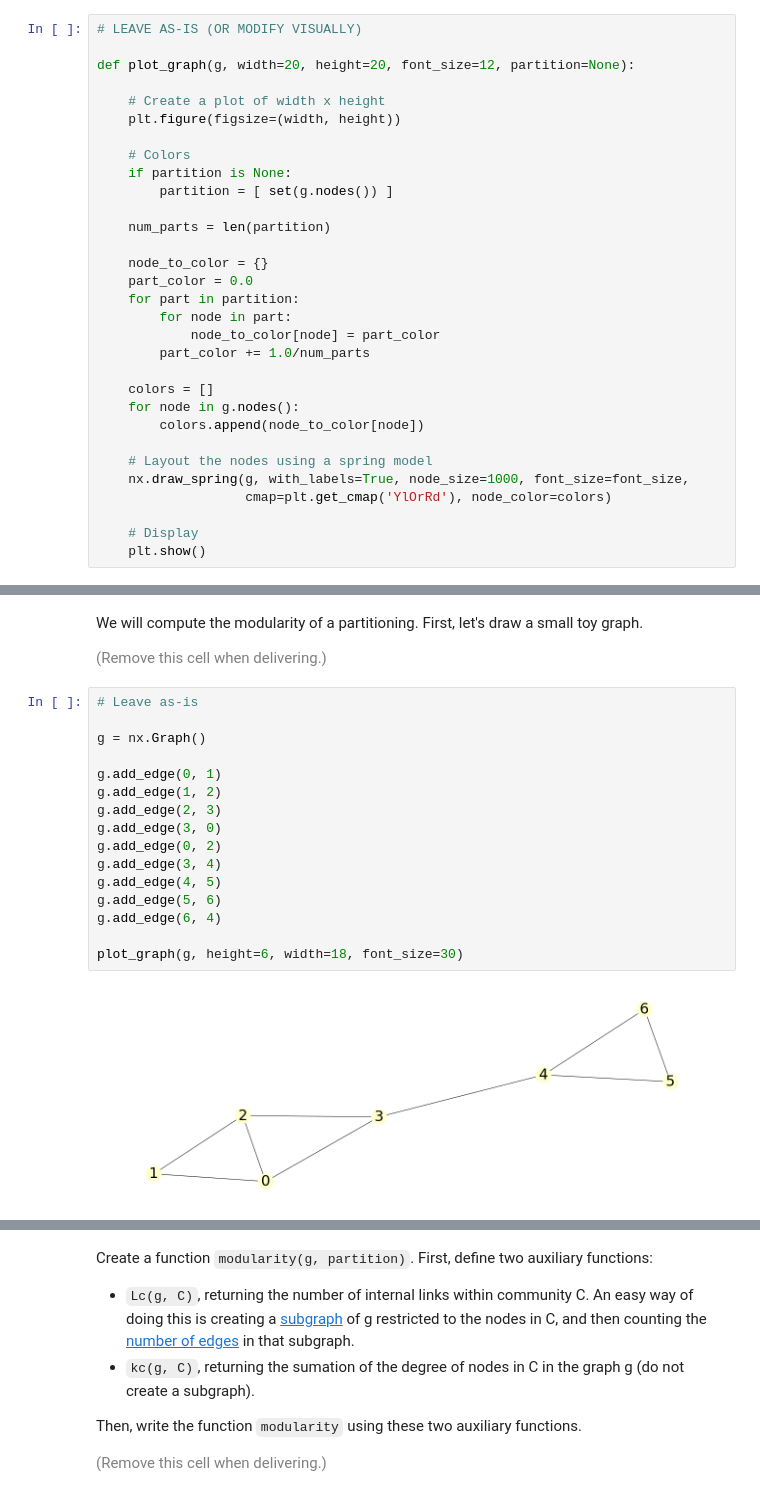
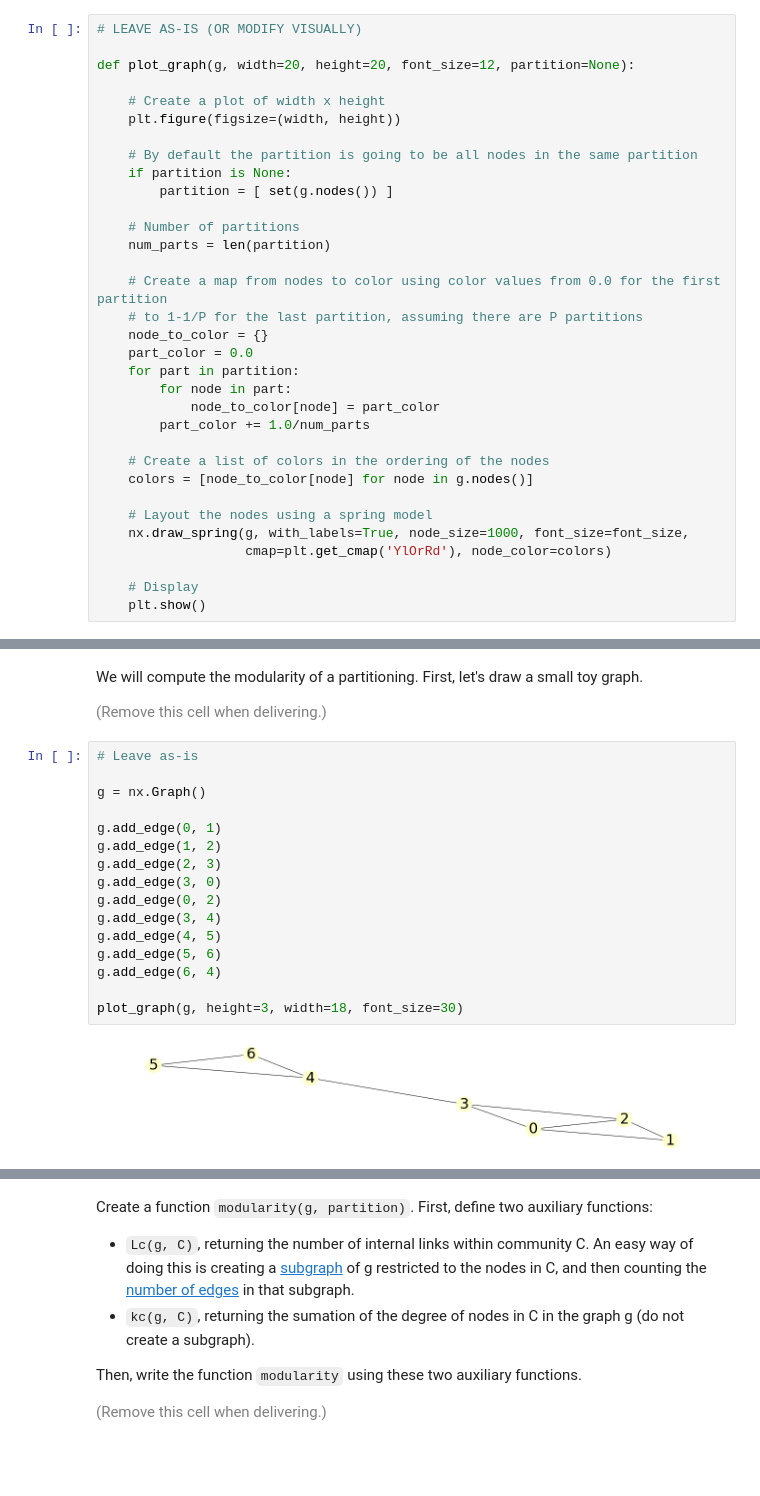
Before and after one commit to chatox/networks-science-course, a Jupyter notebook: practicum/ps08-communities.ipynb, the cells around one changed output, grey strips where cells are left out. Drawn from its saved outputs; the diff is of its cells as text; blank space fills up the shorter version.

```diff
--- a/practicum/ps08-communities.ipynb
+++ b/practicum/ps08-communities.ipynb
@@ -43,12 +47,15 @@ def plot_graph(g, width=20, height=20, font_size=12, partition=None):
     # Create a plot of width x height
     plt.figure(figsize=(width, height))
 
-    # Colors
+    # By default the partition is going to be all nodes in the same partition
     if partition is None:
         partition = [ set(g.nodes()) ]
 
+    # Number of partitions
     num_parts = len(partition)
 
+    # Create a map from nodes to color using color values from 0.0 for the first partition
+    # to 1-1/P for the last partition, assuming there are P partitions
     node_to_color = {}
     part_color = 0.0
     for part in partition:
@@ -56,9 +63,8 @@ def plot_graph(g, width=20, height=20, font_size=12, partition=None):
             node_to_color[node] = part_color
         part_color += 1.0/num_parts
 
-    colors = []
-    for node in g.nodes():
-        colors.append(node_to_color[node])
+    # Create a list of colors in the ordering of the nodes
+    colors = [node_to_color[node] for node in g.nodes()]
 
     # Layout the nodes using a spring model
     nx.draw_spring(g, with_labels=True, node_size=1000, font_size=font_size,
@@ -160,21 +164,21 @@ We will compute the modularity of a partitioning. First, let's draw a small toy
 # %%
 # Leave as-is
 
 g = nx.Graph()
 
 g.add_edge(0, 1)
 g.add_edge(1, 2)
 g.add_edge(2, 3)
 g.add_edge(3, 0)
 g.add_edge(0, 2)
 g.add_edge(3, 4)
 g.add_edge(4, 5)
 g.add_edge(5, 6)
 g.add_edge(6, 4)
 
-plot_graph(g, height=6, width=18, font_size=30)
+plot_graph(g, height=3, width=18, font_size=30)
 # %% [output]
-[figure, old version]
+[figure, new version]
 # %% [markdown]
 A partition of a graph is represented as a list of sets. Each set represents a part of the graph. For instance, the following are two partitions. The first one is arguably the most natural way of dividing this graph: nodes 0, 1, 2, 3 belong to one partition, and nodes 4, 5, and 6 to the other partition. The second one places the node 3 in the "wrong" partition.
 
```
Also changed, not shown: parts of 25 cells of this notebook.
